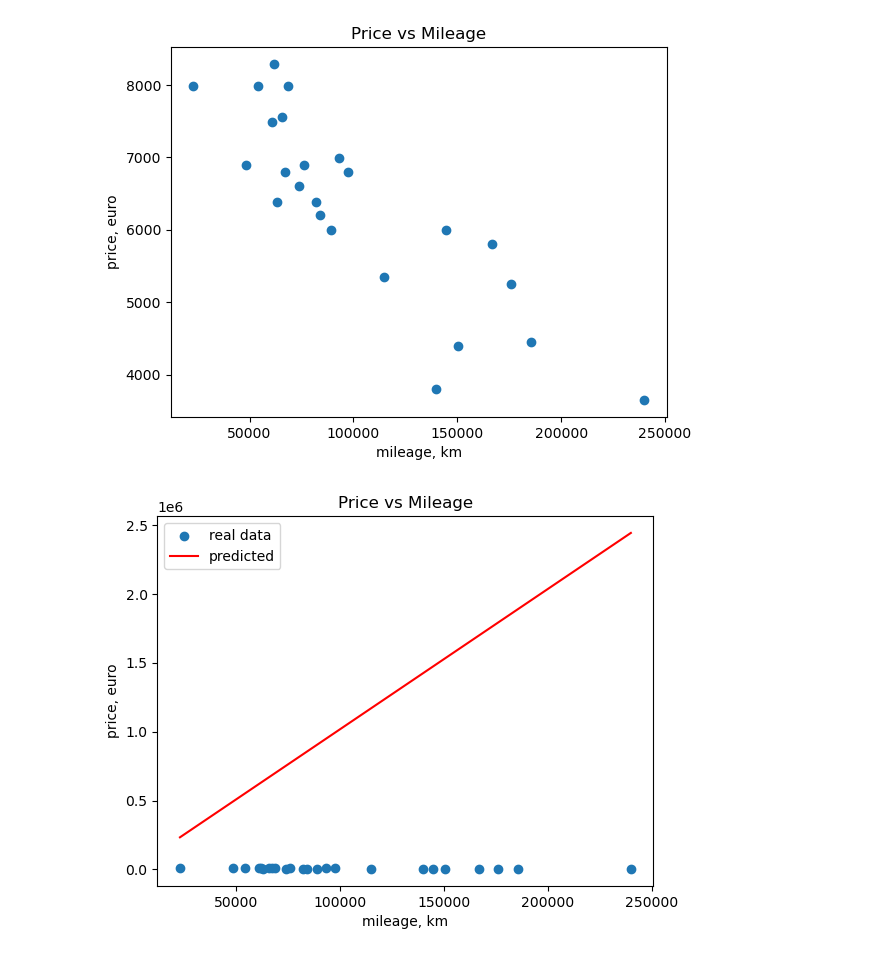
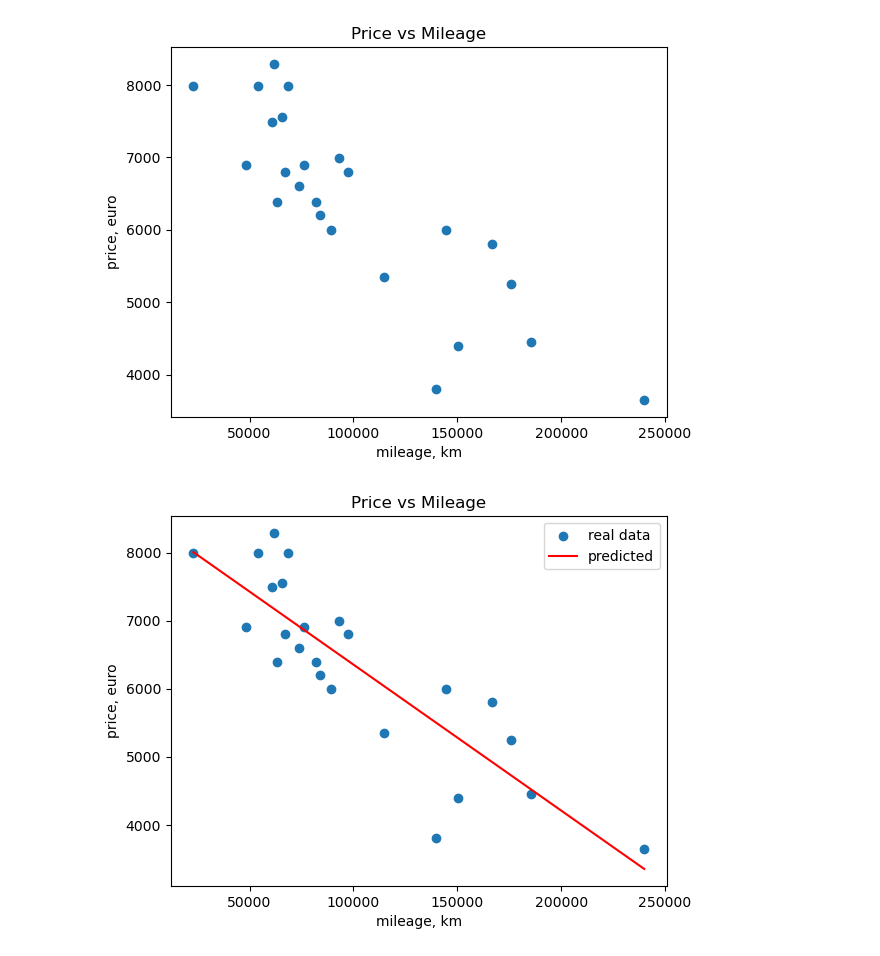
Before and after one commit to IrinaBolshagina/linear_regression, a Jupyter notebook: predict_price.ipynb, the cells around one changed output. Drawn from its saved outputs; the diff is of its cells as text; code cells hidden in the pictures.

```diff
--- a/predict_price.ipynb
+++ b/predict_price.ipynb
@@ -20,12 +44,12 @@ plt.show()
 # %%
 plt.title('Price vs Mileage')
 plt.xlabel('mileage, km')
 plt.ylabel('price, euro')
 plt.scatter(x, y)
 x_points = [min(x), max(x)]
-y_points = model.predict(x_points)
+y_points = [model.predict(x) for x in x_points]
 plt.plot(x_points, y_points, color='red')
 plt.legend(['real data', 'predicted'])
 plt.show()
 # %% [output]
-[figure, old version]
+[figure, new version]
```
Also changed, not shown: parts of 6 cells of this notebook, 2 other files.
